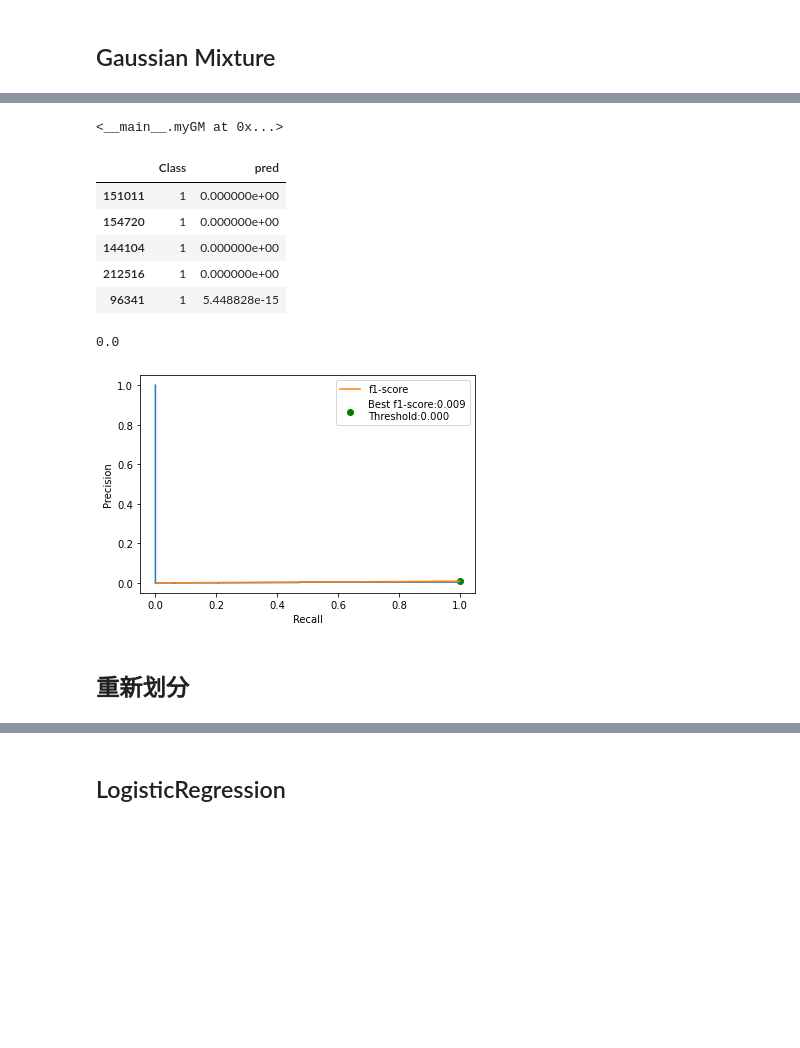
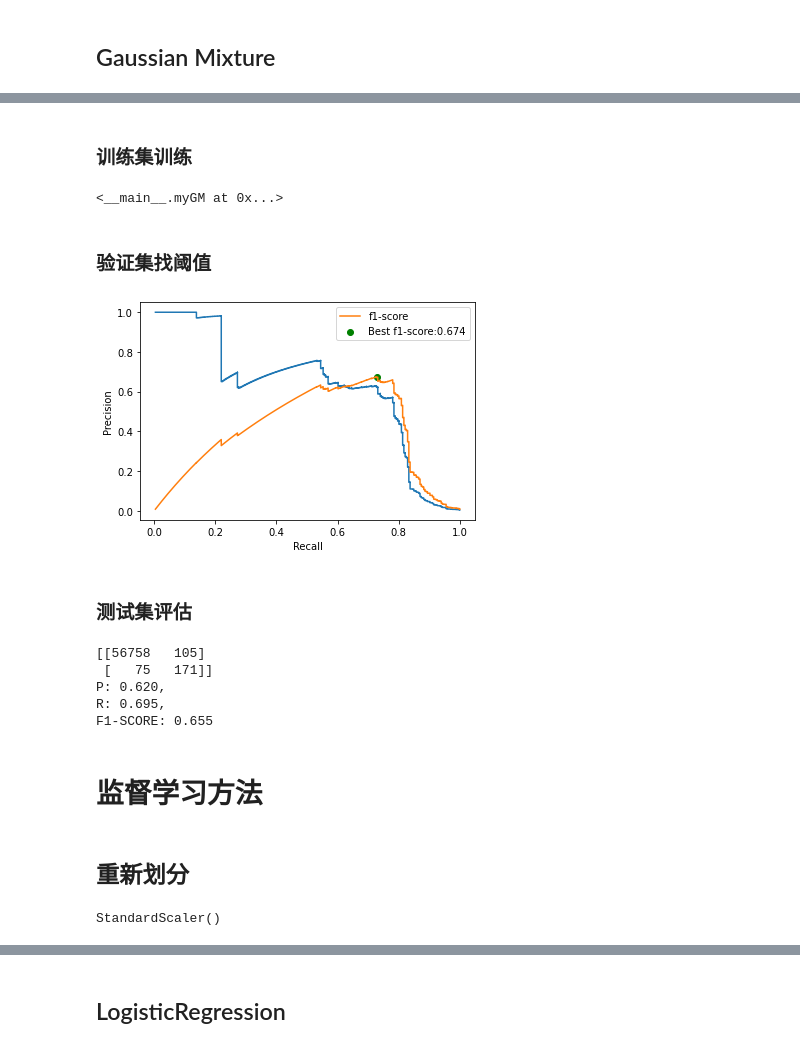
Before and after one commit to 123385918/Python-Science-Handbook, a Jupyter notebook: credit card fraud detection.ipynb, the cells around one changed output, grey strips where cells are left out. Saved outputs shown, nothing was run; the diff lists cells and outputs as text; code cells hidden in the pictures; blank space fills up the shorter version.

```diff
--- a/credit card fraud detection.ipynb
+++ b/credit card fraud detection.ipynb
@@ -279,4 +273,6 @@ from scipy.stats import multivariate_normal as mn
 # %%
+from scipy.stats import multivariate_normal as mn
+
 class myGM:
     def __init__(self,thre=.5):
         self.thre = thre
@@ -291,6 +287,12 @@ class myGM:
     def predict_pdf(self, X, y=None):
         pdf = mn.pdf(X, self.mu, self.cov)
         return pdf
+
+    def predict(self,X):
+        pdf = self.predict_pdf(X)
+        return (pdf<self.thre).astype(int)
+# %% [markdown]
+### 训练集训练
 # %%
 mygm = myGM()
 mygm.fit(data1.X_train)
@@ -305,10 +301,24 @@ def gm_error(estimator, X, y):
+# %% [markdown]
+### 验证集找阈值
+# %%
+def gm_thre_fi1(estimator, X, y):
+    pred = estimator.predict_pdf(X)
+    error = y.to_frame().assign(pred = pred)
+
+    error.sort_values('pred', ascending=True,inplace=True)
+    t = error.pred
+    p = error.expanding()['Class'].mean()
+    r = error.Class.cumsum()/error.Class.sum()
+    f1 = 2*p*r/(p+r)
+
+    PrecisionRecallDisplay(p,r).plot()
+    plt.plot(r,f1,label='f1-score')
+    idmax = f1.idxmax()
+    plt.scatter(r[idmax], f1[idmax], marker='o', color='g',
+                label=f'Best f1-score:{f1[idmax]:.3f}')
+    plt.legend()
+    return t[idmax]
 # %%
-error = gm_error(mygm, data1.X_valid, data1.y_valid)
-error.head()
+mygm.thre = gm_thre_fi1(mygm, data1.X_valid, data1.y_valid)
 # %% [output]
-|  | Class | pred |
-| 151011 | 1 | 0.000000e+00 |
-| 154720 | 1 | 0.000000e+00 |
-| 144104 | 1 | 0.000000e+00 |
-| 212516 | 1 | 0.000000e+00 |
-| 96341 | 1 | 5.448828e-15 |
+[figure, added]
@@ -326,7 +325,16 @@ def thre_f1_gm(error):
-# %%
-thre_f1(error)
-# %% [output]
-0.0
-[figure, removed]
+# %% [markdown]
+### 测试集评估
+# %%
+print(confusion_matrix(data1.y_test, mygm.predict(data1.X_test)))
+summary(confusion_matrix(data1.y_test, mygm.predict(data1.X_test)))
+## 比随机分要好一点
+# %% [output]
+[[56758   105]
+ [   75   171]]
+P: 0.620,
+R: 0.695,
+F1-SCORE: 0.655
+# %% [markdown]
+# 监督学习方法
 # %% [markdown]
 ## 重新划分
@@ -332,0 +363,5 @@ thre_f1(error)
+# %%
+data2 = DATA2(raw.copy())
+data2.fit_transform(StandardScaler())
+# %% [output]
+StandardScaler()
```
Also changed, not shown: parts of 54 cells of this notebook.
